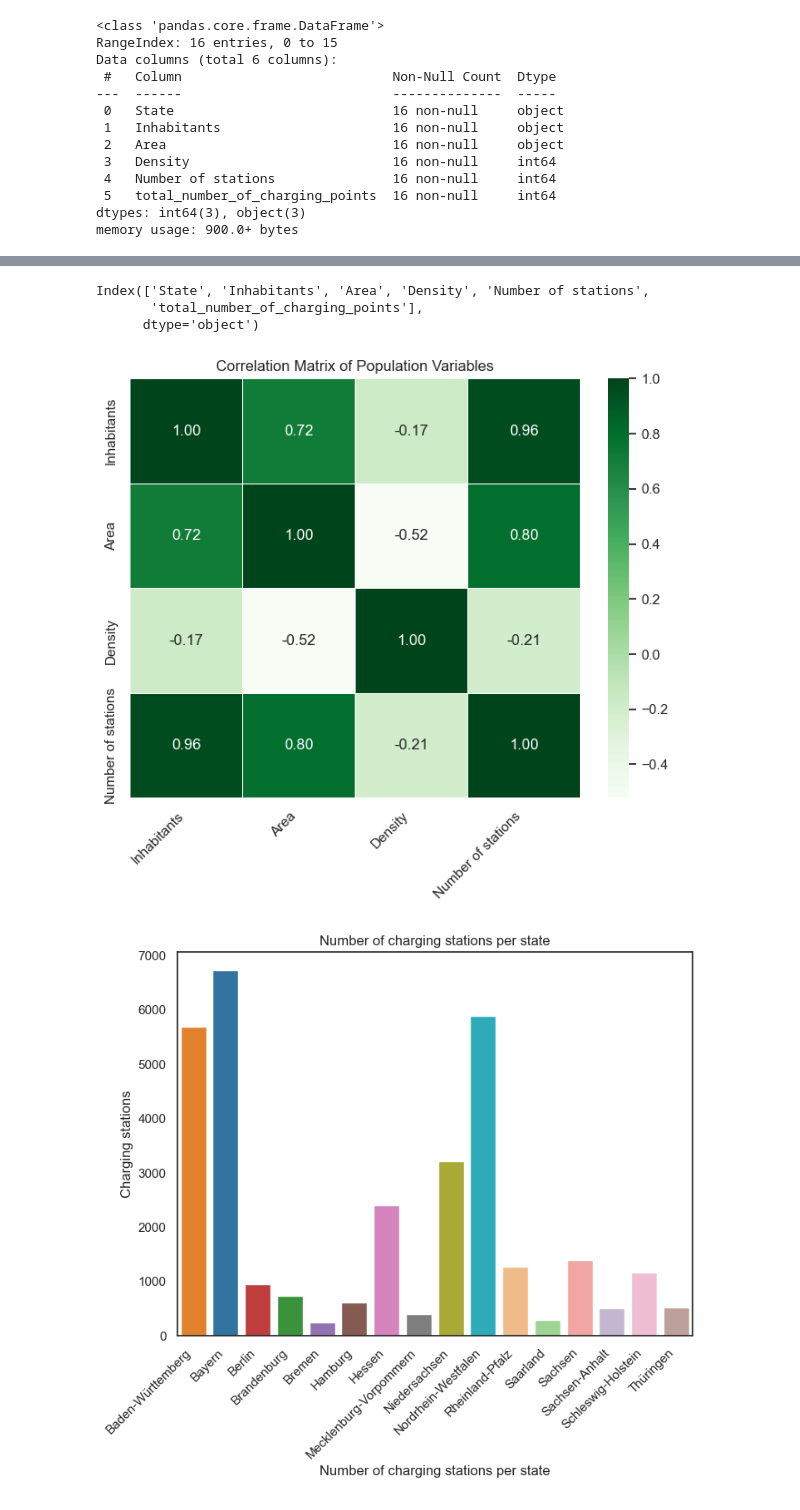
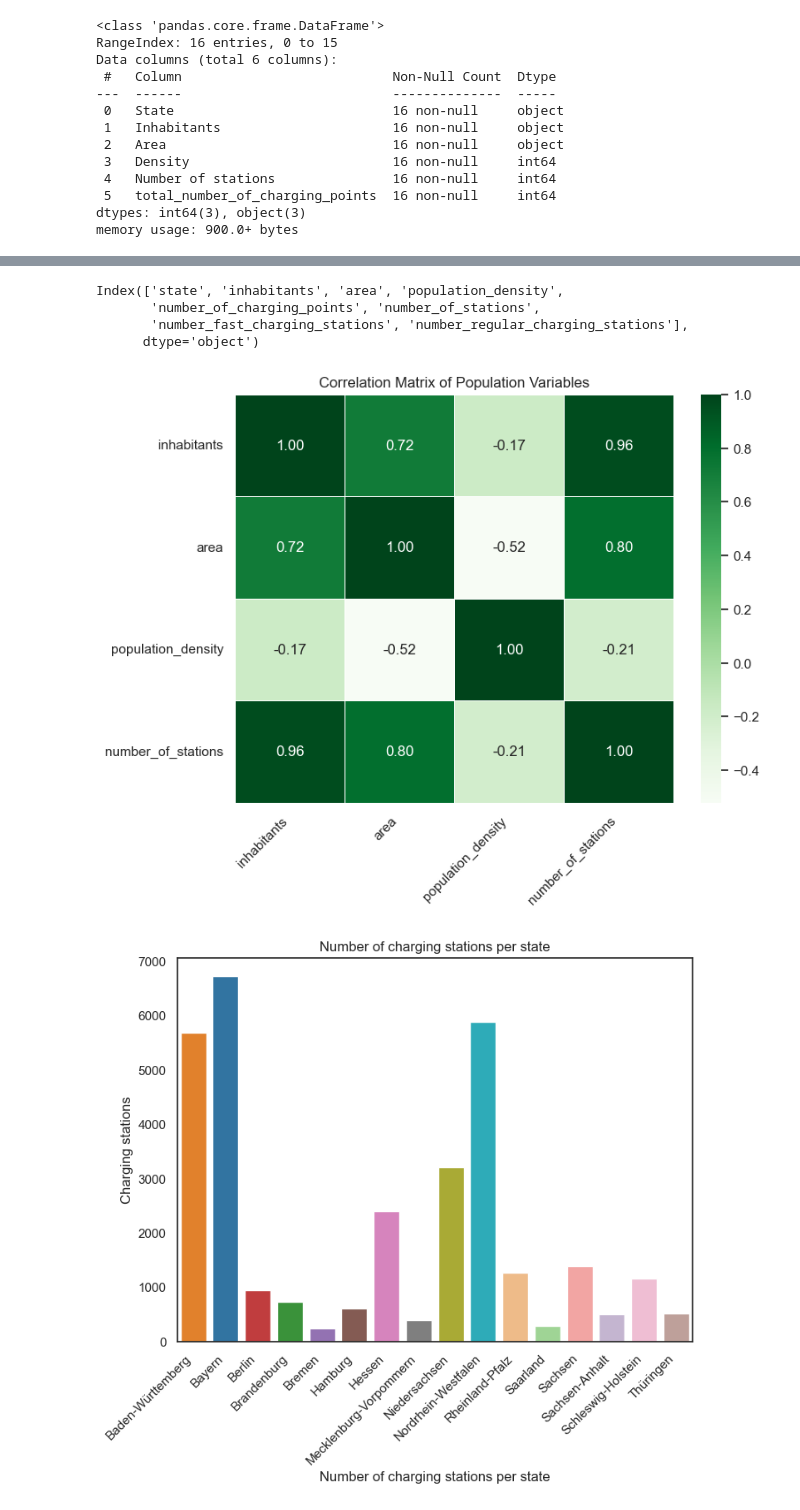
Before and after one commit to adelinerd/electric_cars, a Jupyter notebook: 2_Population.ipynb, the cells around one changed output, grey strips where cells are left out. Cells and saved outputs as stored; diff of their text form; code cells hidden in the pictures.

Commit message:
Major corrections - corrected some notebooks - added more columns to the final dataset - added some images

```diff
--- a/2_Population.ipynb
+++ b/2_Population.ipynb
@@ -31,8 +40,7 @@ population.head()
 # %%
-population.rename(columns = {"Land":"State", "Total":"Inhabitants"}, inplace=True)
-stations_state.rename (columns = {"state":"State", "total_number_of_stations": "Number of stations"}, inplace=True)
+population.rename(columns = {"Land":"state", "Total":"inhabitants", "Area":"area", "Density":"population_density"}, inplace=True)
 
-population = population.merge(stations_state, on = "State", how="left")
+population = population.merge(stations_state, on = "state", how="left")
 
 population.head(5)
 # %% [output]
@@ -60,8 +68,8 @@ dtypes: int64(3), object(3)
 memory usage: 900.0+ bytes
 # %%
 # Convert types of "Area" and "Total" to int
-population["Area"] = population["Area"].str.replace(",", "").astype(int)
-population["Inhabitants"] = population ["Inhabitants"].str.replace(" ", "").astype(int)
+population["area"] = population["area"].str.replace(",", "").astype(int)
+population["inhabitants"] = population ["inhabitants"].str.replace(" ", "").astype(int)
 
 population.head(16)
 # %% [output]
@@ -85,24 +93,25 @@ population.head(16)
 # %%
 population.columns
 # %% [output]
-Index(['State', 'Inhabitants', 'Area', 'Density', 'Number of stations',
-       'total_number_of_charging_points'],
+Index(['state', 'inhabitants', 'area', 'population_density',
+       'number_of_charging_points', 'number_of_stations',
+       'number_fast_charging_stations', 'number_regular_charging_stations'],
       dtype='object')
 # %%
-numbers = ['Inhabitants', 'Area', 'Density', 'Number of stations']
+numbers = ['inhabitants', 'area', 'population_density', 'number_of_stations']
 correlation_matrix = population[numbers].corr()
 
 # Create a heatmap
 plt.figure(figsize=(8, 6))
 sns.heatmap(correlation_matrix, annot=True, cmap='Greens', fmt=".2f", linewidths=0.5)
 
 # Add a title
 plt.title("Correlation Matrix of Population Variables")
 plt.xticks(rotation=45, ha="right")
 # Show the plot
 plt.show()
 # %% [output]
-[figure, old version]
+[figure, new version]
 # %%
 
 plt.figure(figsize=(8, 6))
```
Also changed, not shown: parts of 4 cells of this notebook, 20 other files.
